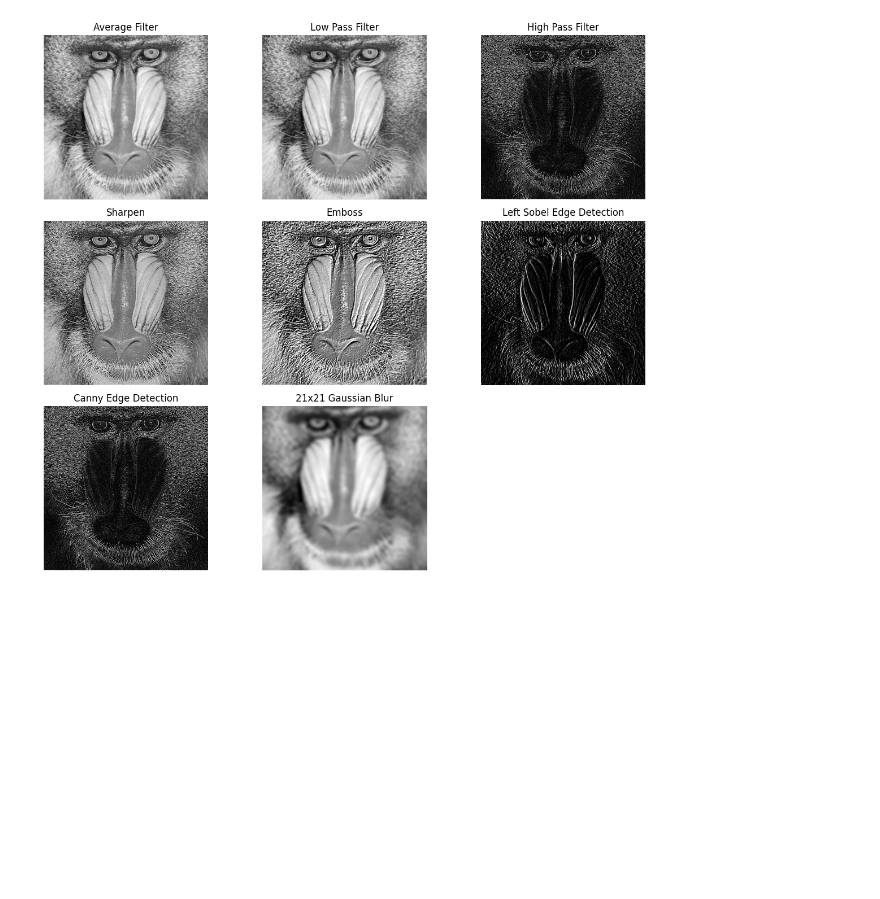
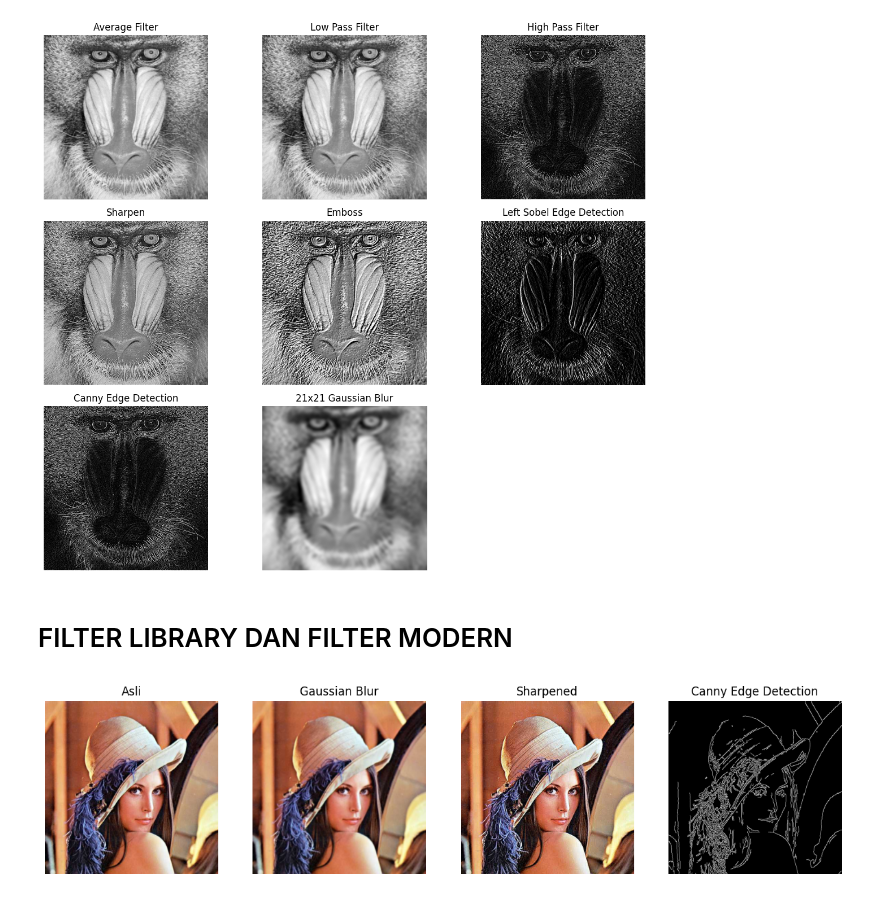
Before and after one commit to diana-rahma/AlgoritmadanStrukturData, a Jupyter notebook: Week6_11.ipynb, the cells around one changed output. Drawn from its saved outputs; the diff is of its cells as text; code cells hidden in the pictures; blank space fills up the shorter version.

Commit message:
P6_PercobaanE1_11

```diff
--- a/Week6_11.ipynb
+++ b/Week6_11.ipynb
@@ -132,3 +132,33 @@ plt.tight_layout()
 plt.show()
 # %% [output]
 [figure]
+# %% [markdown]
+# FILTER LIBRARY DAN FILTER MODERN
+# %%
+# Percobaan 1
+
+# Fungsi tampil berdampingan
+def show_side_by_side(images, titles, figsize=(15,5)):
+    plt.figure(figsize=figsize)
+    for i, (img, title) in enumerate(zip(images, titles)):
+        if len(img.shape) == 2:  # grayscale
+            plt.subplot(1, len(images), i+1)
+            plt.imshow(img, cmap="gray")
+        else:  # color
+            plt.subplot(1, len(images), i+1)
+            plt.imshow(cv.cvtColor(img, cv.COLOR_BGR2RGB))
+        plt.title(title)
+        plt.axis("off")
+    plt.show()
+
+img = cv.imread("/content/drive/MyDrive/PCVK/lena.jpg")
+img_gray = cv.cvtColor(img,cv.COLOR_BGR2GRAY)
+
+blur = cv.GaussianBlur(img,(7,7),1)
+edges = cv.Canny(cv.cvtColor(img, cv.COLOR_BGR2GRAY), 100, 200)
+sharpen_kernel = np.array([[0,-1,0],[-1,5,-1],[0,-1,0]])
+sharpened = cv.filter2D(img, -1, sharpen_kernel)
+show_side_by_side([img, blur, sharpened, edges],
+                  ["Asli", "Gaussian Blur", "Sharpened", "Canny Edge Detection"])
+# %% [output]
+[figure, added]
```
